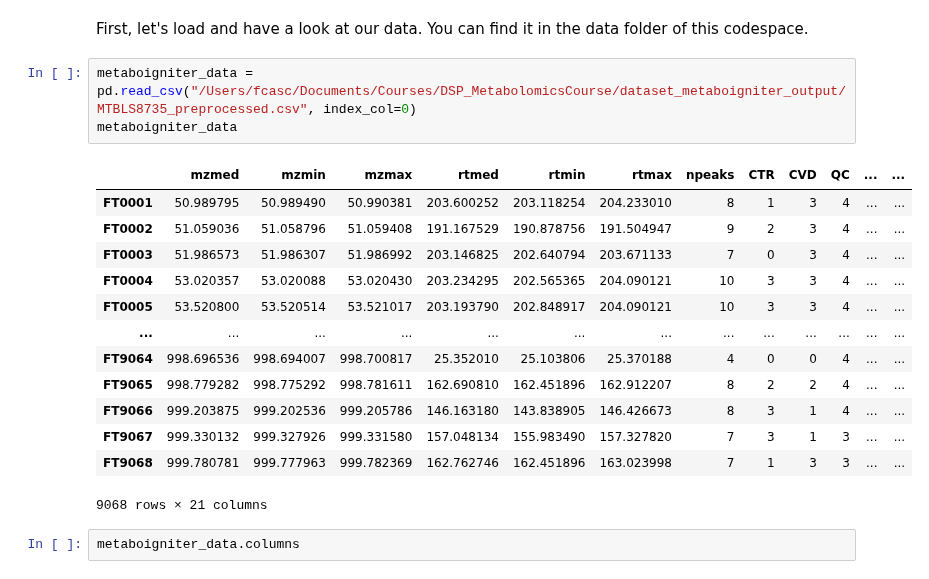
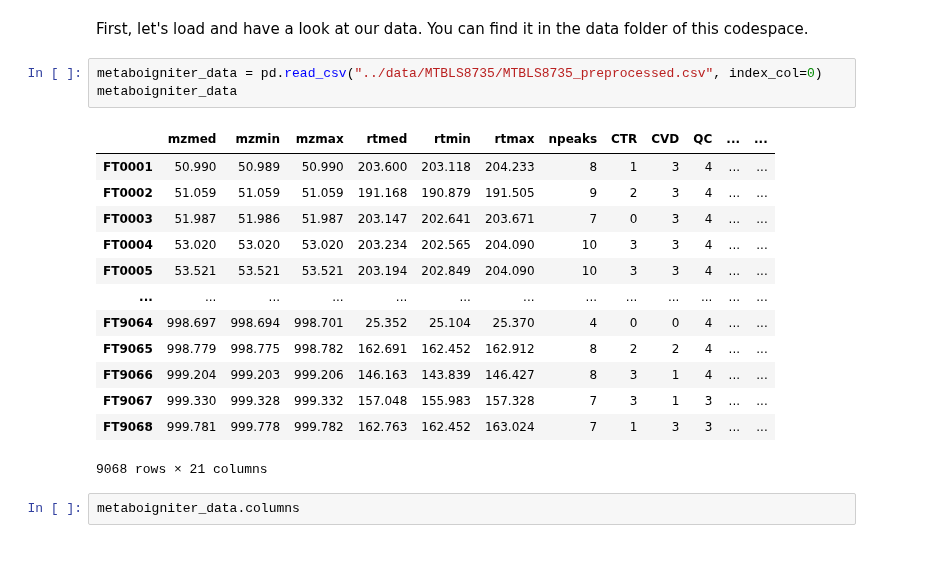
Before and after one commit to biosustain/dsp_course_metabolomics_intro, a Jupyter notebook: material/data_analysis.ipynb, the cells around one changed output. Drawn from its saved outputs; the diff is of its cells as text.

```diff
--- a/material/data_analysis.ipynb
+++ b/material/data_analysis.ipynb
@@ -448,21 +448,21 @@ def pca_for_cpca_drift(
 # %% [markdown]
 First, let's load and have a look at our data. You can find it in the data folder of this codespace.
 # %%
-metaboigniter_data = pd.read_csv("/Users/fcasc/Documents/Courses/DSP_MetabolomicsCourse/dataset_metaboigniter_output/MTBLS8735_preprocessed.csv", index_col=0)
+metaboigniter_data = pd.read_csv("../data/MTBLS8735/MTBLS8735_preprocessed.csv", index_col=0)
 metaboigniter_data
 # %% [output]
 |  | mzmed | mzmin | mzmax | rtmed | rtmin | rtmax | npeaks | CTR | CVD | QC | ... | ... |
-| FT0001 | 50.989795 | 50.989490 | 50.990381 | 203.600252 | 203.118254 | 204.233010 | 8 | 1 | 3 | 4 | ... | ... |
-| FT0002 | 51.059036 | 51.058796 | 51.059408 | 191.167529 | 190.878756 | 191.504947 | 9 | 2 | 3 | 4 | ... | ... |
-| FT0003 | 51.986573 | 51.986307 | 51.986992 | 203.146825 | 202.640794 | 203.671133 | 7 | 0 | 3 | 4 | ... | ... |
-| FT0004 | 53.020357 | 53.020088 | 53.020430 | 203.234295 | 202.565365 | 204.090121 | 10 | 3 | 3 | 4 | ... | ... |
-| FT0005 | 53.520800 | 53.520514 | 53.521017 | 203.193790 | 202.848917 | 204.090121 | 10 | 3 | 3 | 4 | ... | ... |
+| FT0001 | 50.990 | 50.989 | 50.990 | 203.600 | 203.118 | 204.233 | 8 | 1 | 3 | 4 | ... | ... |
+| FT0002 | 51.059 | 51.059 | 51.059 | 191.168 | 190.879 | 191.505 | 9 | 2 | 3 | 4 | ... | ... |
+| FT0003 | 51.987 | 51.986 | 51.987 | 203.147 | 202.641 | 203.671 | 7 | 0 | 3 | 4 | ... | ... |
+| FT0004 | 53.020 | 53.020 | 53.020 | 203.234 | 202.565 | 204.090 | 10 | 3 | 3 | 4 | ... | ... |
+| FT0005 | 53.521 | 53.521 | 53.521 | 203.194 | 202.849 | 204.090 | 10 | 3 | 3 | 4 | ... | ... |
 | ... | ... | ... | ... | ... | ... | ... | ... | ... | ... | ... | ... | ... |
-| FT9064 | 998.696536 | 998.694007 | 998.700817 | 25.352010 | 25.103806 | 25.370188 | 4 | 0 | 0 | 4 | ... | ... |
-| FT9065 | 998.779282 | 998.775292 | 998.781611 | 162.690810 | 162.451896 | 162.912207 | 8 | 2 | 2 | 4 | ... | ... |
-| FT9066 | 999.203875 | 999.202536 | 999.205786 | 146.163180 | 143.838905 | 146.426673 | 8 | 3 | 1 | 4 | ... | ... |
-| FT9067 | 999.330132 | 999.327926 | 999.331580 | 157.048134 | 155.983490 | 157.327820 | 7 | 3 | 1 | 3 | ... | ... |
-| FT9068 | 999.780781 | 999.777963 | 999.782369 | 162.762746 | 162.451896 | 163.023998 | 7 | 1 | 3 | 3 | ... | ... |
+| FT9064 | 998.697 | 998.694 | 998.701 | 25.352 | 25.104 | 25.370 | 4 | 0 | 0 | 4 | ... | ... |
+| FT9065 | 998.779 | 998.775 | 998.782 | 162.691 | 162.452 | 162.912 | 8 | 2 | 2 | 4 | ... | ... |
+| FT9066 | 999.204 | 999.203 | 999.206 | 146.163 | 143.839 | 146.427 | 8 | 3 | 1 | 4 | ... | ... |
+| FT9067 | 999.330 | 999.328 | 999.332 | 157.048 | 155.983 | 157.328 | 7 | 3 | 1 | 3 | ... | ... |
+| FT9068 | 999.781 | 999.778 | 999.782 | 162.763 | 162.452 | 163.024 | 7 | 1 | 3 | 3 | ... | ... |
 9068 rows × 21 columns
 # %%
 metaboigniter_data.columns
```
Also changed, not shown: parts of 3 cells of this notebook.
